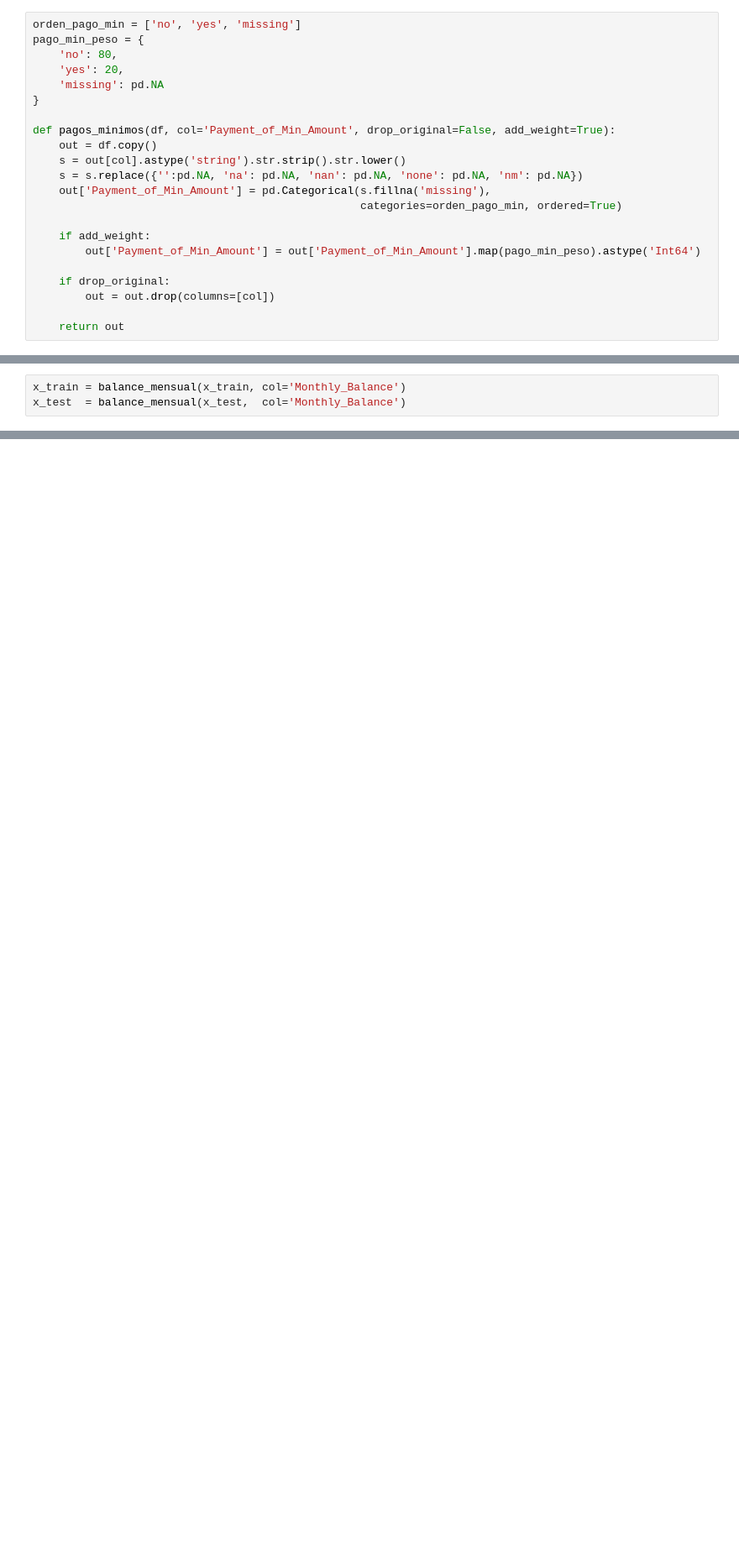
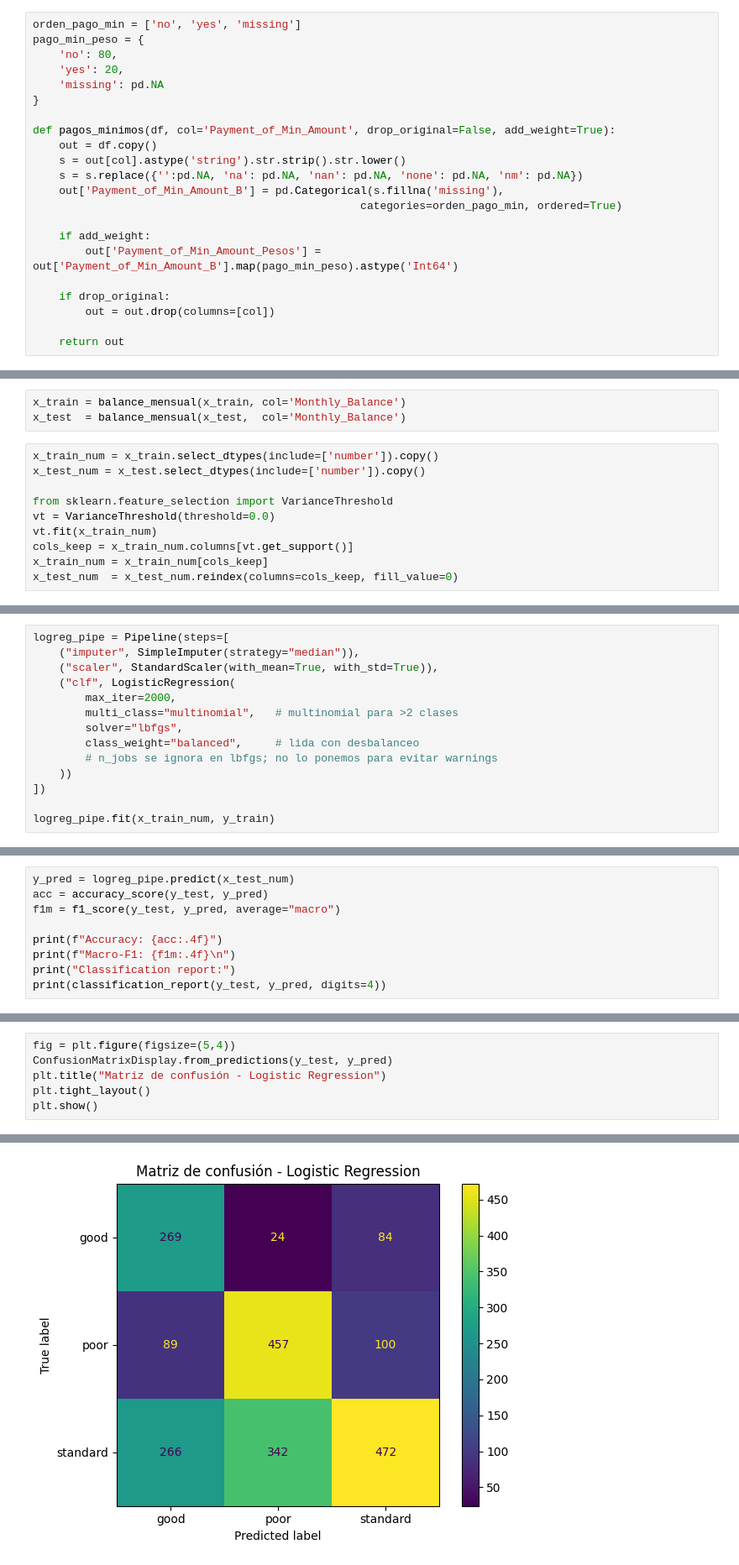
Before and after one commit to Karimme-T/Modelo-de-Puntuacion-Crediticia, a Jupyter notebook: Modelo_1.ipynb, the cells around one changed output, grey strips where cells are left out. Shown at 84% size. Saved outputs shown, nothing was run; the diff lists cells and outputs as text; blank space fills up the shorter version.

```diff
--- a/Modelo_1.ipynb
+++ b/Modelo_1.ipynb
@@ -1014,11 +880,11 @@ def pagos_minimos(df, col='Payment_of_Min_Amount', drop_original=False, add_weig
     out = df.copy()
     s = out[col].astype('string').str.strip().str.lower()
     s = s.replace({'':pd.NA, 'na': pd.NA, 'nan': pd.NA, 'none': pd.NA, 'nm': pd.NA})
-    out['Payment_of_Min_Amount'] = pd.Categorical(s.fillna('missing'),
+    out['Payment_of_Min_Amount_B'] = pd.Categorical(s.fillna('missing'),
                                                   categories=orden_pago_min, ordered=True)
 
     if add_weight:
-        out['Payment_of_Min_Amount'] = out['Payment_of_Min_Amount'].map(pago_min_peso).astype('Int64')
+        out['Payment_of_Min_Amount_Pesos'] = out['Payment_of_Min_Amount_B'].map(pago_min_peso).astype('Int64')
 
     if drop_original:
         out = out.drop(columns=[col])
@@ -1206,3 +1072,13 @@ def balance_mensual(df, col='Monthly_Balance', drop_original=False, add_weight=T
 # %%
 x_train = balance_mensual(x_train, col='Monthly_Balance')
 x_test  = balance_mensual(x_test,  col='Monthly_Balance')
+# %%
+x_train_num = x_train.select_dtypes(include=['number']).copy()
+x_test_num = x_test.select_dtypes(include=['number']).copy()
+
+from sklearn.feature_selection import VarianceThreshold
+vt = VarianceThreshold(threshold=0.0)
+vt.fit(x_train_num)
+cols_keep = x_train_num.columns[vt.get_support()]
+x_train_num = x_train_num[cols_keep]
+x_test_num  = x_test_num.reindex(columns=cols_keep, fill_value=0)
@@ -1208,0 +1095,14 @@ x_test  = balance_mensual(x_test,  col='Monthly_Balance')
+# %%
+logreg_pipe = Pipeline(steps=[
+    ("imputer", SimpleImputer(strategy="median")),
+    ("scaler", StandardScaler(with_mean=True, with_std=True)),
+    ("clf", LogisticRegression(
+        max_iter=2000,
+        multi_class="multinomial",   # multinomial para >2 clases
+        solver="lbfgs",
+        class_weight="balanced",     # lida con desbalanceo
+        # n_jobs se ignora en lbfgs; no lo ponemos para evitar warnings
+    ))
+])
+
+logreg_pipe.fit(x_train_num, y_train)
@@ -1208,0 +1115,9 @@ x_test  = balance_mensual(x_test,  col='Monthly_Balance')
+# %%
+y_pred = logreg_pipe.predict(x_test_num)
+acc = accuracy_score(y_test, y_pred)
+f1m = f1_score(y_test, y_pred, average="macro")
+
+print(f"Accuracy: {acc:.4f}")
+print(f"Macro-F1: {f1m:.4f}\n")
+print("Classification report:")
+print(classification_report(y_test, y_pred, digits=4))
@@ -1208,0 +1138,7 @@ x_test  = balance_mensual(x_test,  col='Monthly_Balance')
+# %%
+fig = plt.figure(figsize=(5,4))
+ConfusionMatrixDisplay.from_predictions(y_test, y_pred)
+plt.title("Matriz de confusión - Logistic Regression")
+plt.tight_layout()
+plt.show()
+# %% [output]
@@ -1208,0 +1146 @@ x_test  = balance_mensual(x_test,  col='Monthly_Balance')
+[figure, added]
```
Also changed, not shown: parts of 38 cells of this notebook.
